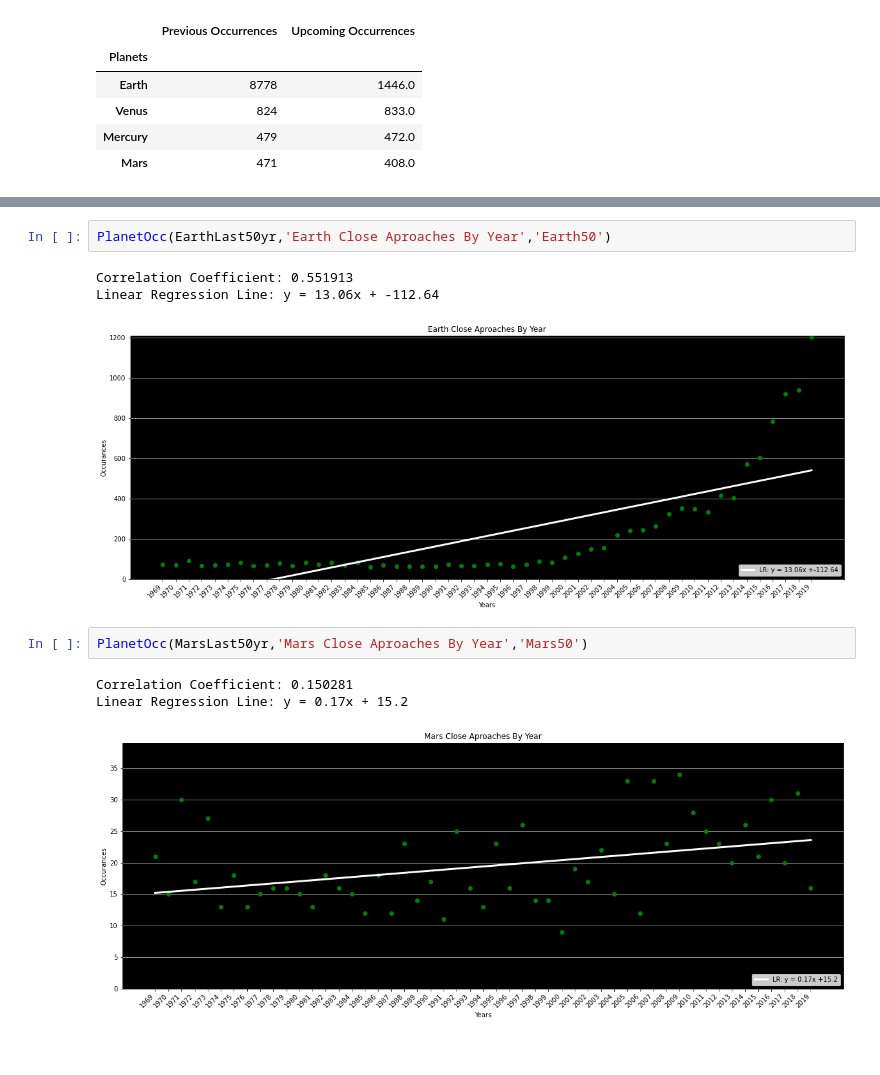
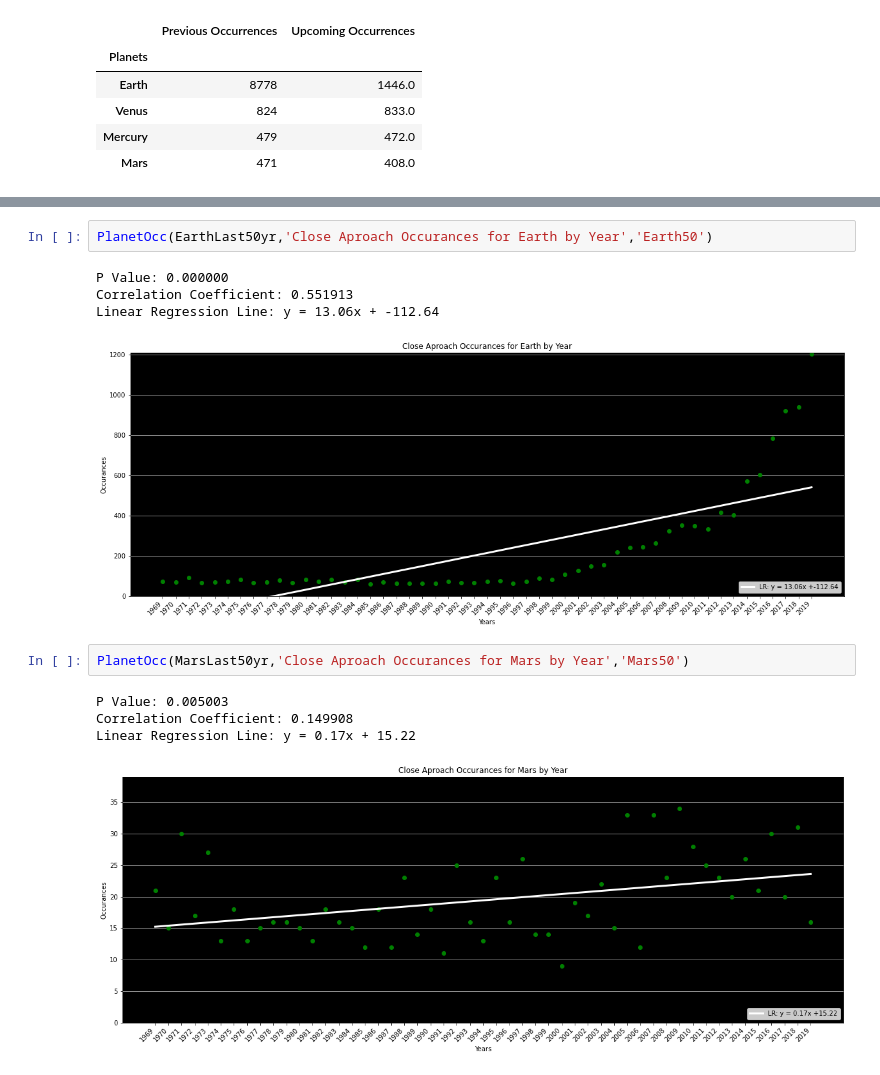
Before and after one commit to Efritch/asteroids_group_g, a Jupyter notebook: AsteroidsAmongstPlanets25Oct2020BS/GraphInfoBS25Oct2020.ipynb, the cells around one changed output, grey strips where cells are left out. Drawn from its saved outputs; the diff is of its cells as text.

```diff
--- a/AsteroidsAmongstPlanets25Oct2020BS/GraphInfoBS25Oct2020.ipynb
+++ b/AsteroidsAmongstPlanets25Oct2020BS/GraphInfoBS25Oct2020.ipynb
@@ -174,12 +207,14 @@ Linear Regression Line: y = 0.21x + 30.85
 # %%
-PlanetOcc(EarthLast50yr,'Earth Close Aproaches By Year','Earth50')
+PlanetOcc(EarthLast50yr,'Close Aproach Occurances for Earth by Year','Earth50')
 # %% [output]
+P Value: 0.000000
 Correlation Coefficient: 0.551913
 Linear Regression Line: y = 13.06x + -112.64
-[figure, old version]
+[figure, new version]
 # %%
-PlanetOcc(MarsLast50yr,'Mars Close Aproaches By Year','Mars50')
+PlanetOcc(MarsLast50yr,'Close Aproach Occurances for Mars by Year','Mars50')
 # %% [output]
-Correlation Coefficient: 0.150281
-Linear Regression Line: y = 0.17x + 15.2
+P Value: 0.005003
+Correlation Coefficient: 0.149908
+Linear Regression Line: y = 0.17x + 15.22
-[figure, old version]
+[figure, new version]
```
Also changed, not shown: parts of 7 cells of this notebook, 21 other files.
